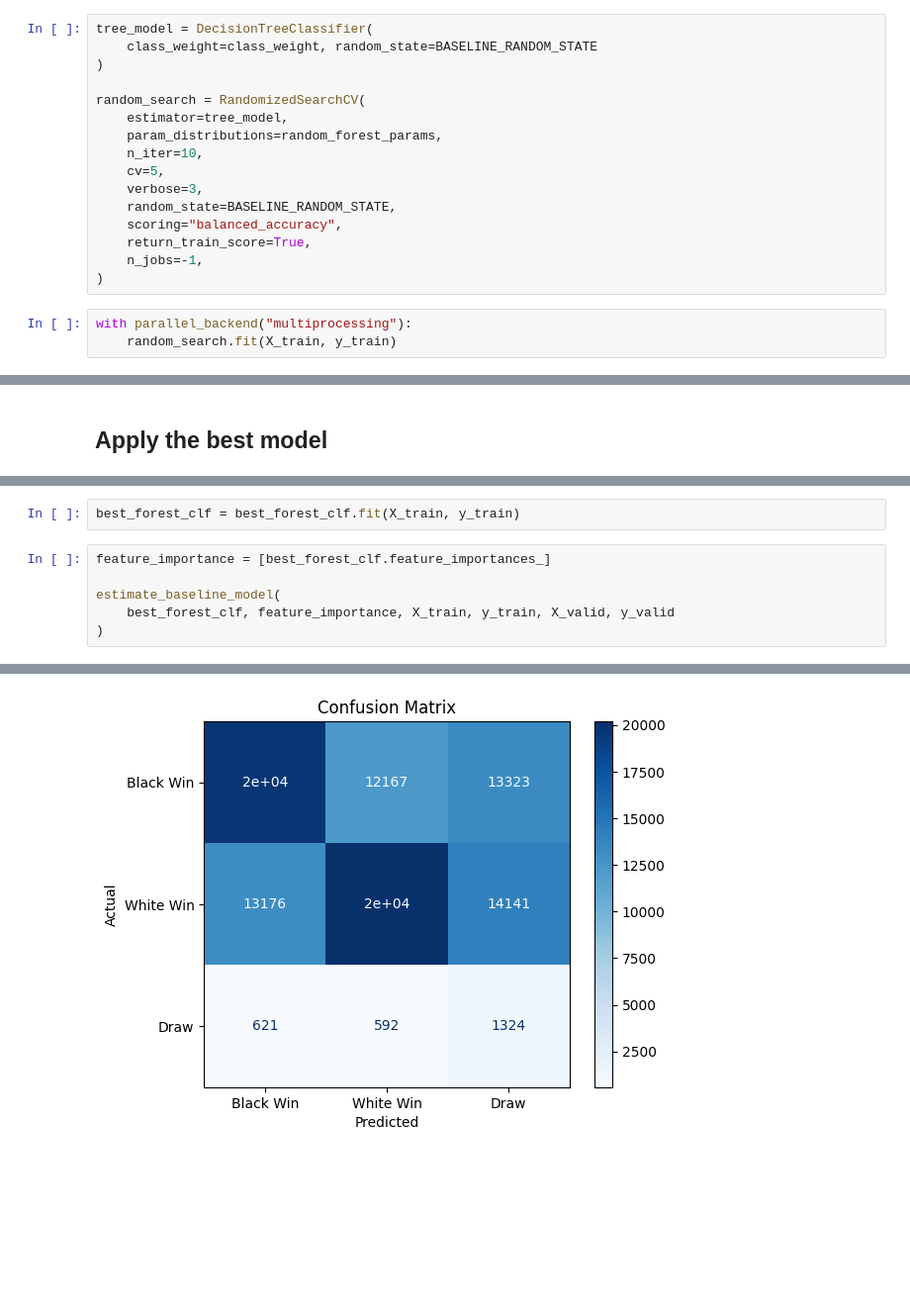
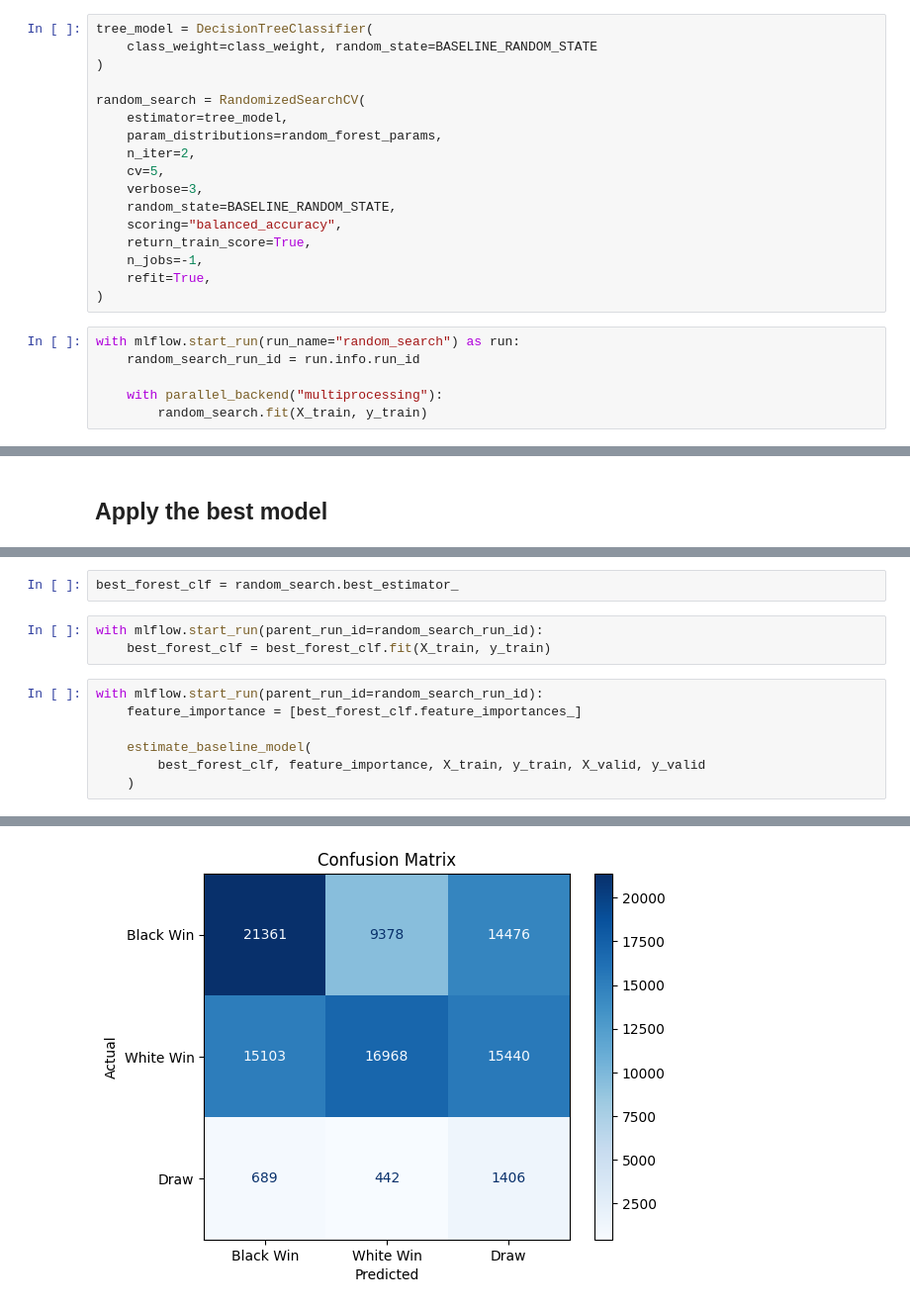
Before and after one commit to Tikhon-Radkevich/Chess-Winner-Prediction, a Jupyter notebook: notebooks/baseline_models/decision_tree.ipynb, the cells around one changed output, grey strips where cells are left out. Shown: that part at 99% size. Saved outputs shown, nothing was run; the diff lists cells and outputs as text; blank space fills up the shorter version.

Commit message:
mlflow test

```diff
--- a/notebooks/baseline_models/decision_tree.ipynb
+++ b/notebooks/baseline_models/decision_tree.ipynb
@@ -56,14 +68,18 @@ tree_model = DecisionTreeClassifier(
 random_search = RandomizedSearchCV(
     estimator=tree_model,
     param_distributions=random_forest_params,
-    n_iter=10,
+    n_iter=2,
     cv=5,
     verbose=3,
     random_state=BASELINE_RANDOM_STATE,
     scoring="balanced_accuracy",
     return_train_score=True,
     n_jobs=-1,
+    refit=True,
 )
 # %%
-with parallel_backend("multiprocessing"):
-    random_search.fit(X_train, y_train)
+with mlflow.start_run(run_name="random_search") as run:
+    random_search_run_id = run.info.run_id
+
+    with parallel_backend("multiprocessing"):
+        random_search.fit(X_train, y_train)
@@ -103,9 +112,13 @@ best_forest_clf = DecisionTreeClassifier(
+# %%
+best_forest_clf = random_search.best_estimator_
 # %%
-best_forest_clf = best_forest_clf.fit(X_train, y_train)
+with mlflow.start_run(parent_run_id=random_search_run_id):
+    best_forest_clf = best_forest_clf.fit(X_train, y_train)
 # %%
-feature_importance = [best_forest_clf.feature_importances_]
+with mlflow.start_run(parent_run_id=random_search_run_id):
+    feature_importance = [best_forest_clf.feature_importances_]
 
-estimate_baseline_model(
-    best_forest_clf, feature_importance, X_train, y_train, X_valid, y_valid
-)
+    estimate_baseline_model(
+        best_forest_clf, feature_importance, X_train, y_train, X_valid, y_valid
+    )
 # %% [output]
@@ -125 +138 @@ weighted avg       0.59      0.43      0.49    790684              0.59      0.4
-[figure, old version]
+[figure, new version]
```
Also changed, not shown: parts of 10 cells of this notebook.
